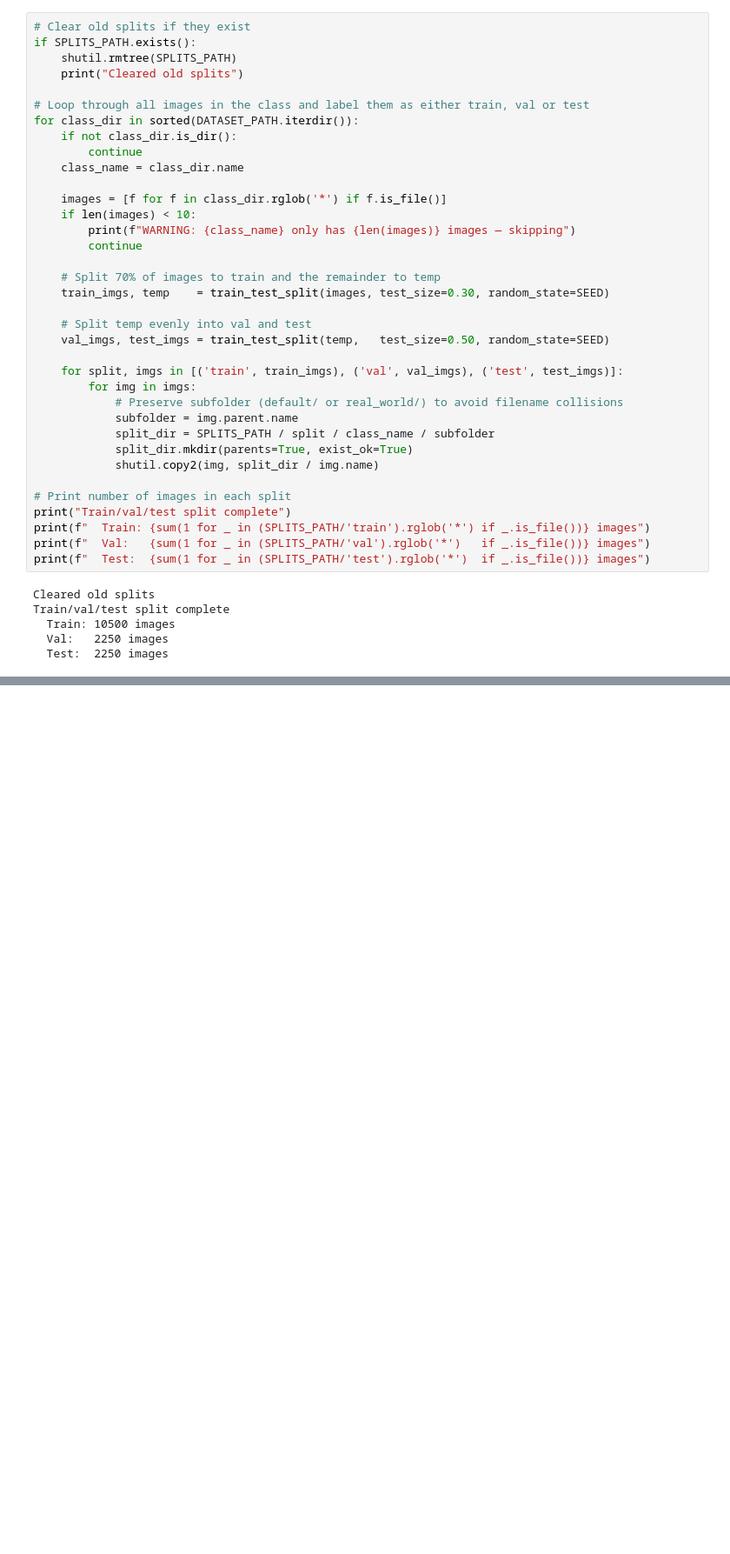
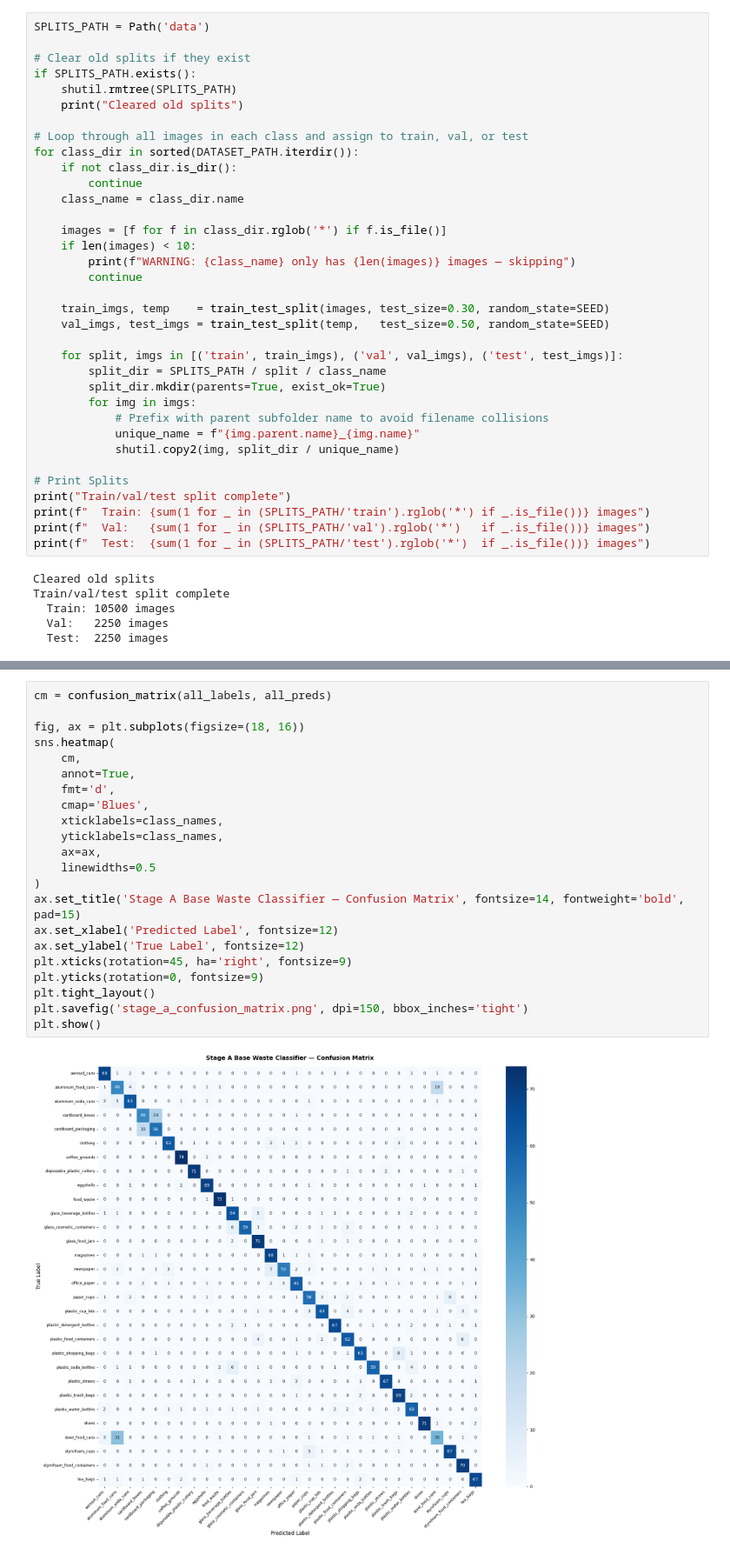
Before and after one commit to Raghavsk24/EcoBin, a Jupyter notebook: ecobin-end-to-end-waste-classification-pipeline.ipynb, the cells around one changed output, grey strips where cells are left out. Shown at 87% size. Cells and saved outputs as stored; diff of their text form; blank space fills up the shorter version.

```diff
--- a/ecobin-end-to-end-waste-classification-pipeline.ipynb
+++ b/ecobin-end-to-end-waste-classification-pipeline.ipynb
@@ -201,12 +224,14 @@ In this case we can see in both the table and the bar chart that all classes in
 # %% [markdown]
 To train our model we will split the dataset into three paths: **train (70%)**, **validation (15%)** and **test (15%)**
 # %%
+SPLITS_PATH = Path('data')
+
 # Clear old splits if they exist
 if SPLITS_PATH.exists():
     shutil.rmtree(SPLITS_PATH)
     print("Cleared old splits")
 
-# Loop through all images in the class and label them as either train, val or test
+# Loop through all images in each class and assign to train, val, or test
 for class_dir in sorted(DATASET_PATH.iterdir()):
     if not class_dir.is_dir():
         continue
@@ -217,21 +242,18 @@ for class_dir in sorted(DATASET_PATH.iterdir()):
         print(f"WARNING: {class_name} only has {len(images)} images — skipping")
         continue
 
-    # Split 70% of images to train and the remainder to temp
     train_imgs, temp    = train_test_split(images, test_size=0.30, random_state=SEED)
-
-    # Split temp evenly into val and test
     val_imgs, test_imgs = train_test_split(temp,   test_size=0.50, random_state=SEED)
 
     for split, imgs in [('train', train_imgs), ('val', val_imgs), ('test', test_imgs)]:
+        split_dir = SPLITS_PATH / split / class_name
+        split_dir.mkdir(parents=True, exist_ok=True)
         for img in imgs:
-            # Preserve subfolder (default/ or real_world/) to avoid filename collisions
-            subfolder = img.parent.name
-            split_dir = SPLITS_PATH / split / class_name / subfolder
-            split_dir.mkdir(parents=True, exist_ok=True)
-            shutil.copy2(img, split_dir / img.name)
+            # Prefix with parent subfolder name to avoid filename collisions
+            unique_name = f"{img.parent.name}_{img.name}"
+            shutil.copy2(img, split_dir / unique_name)
 
-# Print number of images in each split
+# Print Splits
 print("Train/val/test split complete")
 print(f"  Train: {sum(1 for _ in (SPLITS_PATH/'train').rglob('*') if _.is_file())} images")
 print(f"  Val:   {sum(1 for _ in (SPLITS_PATH/'val').rglob('*')   if _.is_file())} images")
@@ -244,0 +668,24 @@ Train/val/test split complete
+# %%
+cm = confusion_matrix(all_labels, all_preds)
+
+fig, ax = plt.subplots(figsize=(18, 16))
+sns.heatmap(
+    cm,
+    annot=True,
+    fmt='d',
+    cmap='Blues',
+    xticklabels=class_names,
+    yticklabels=class_names,
+    ax=ax,
+    linewidths=0.5
+)
+ax.set_title('Stage A Base Waste Classifier — Confusion Matrix', fontsize=14, fontweight='bold', pad=15)
+ax.set_xlabel('Predicted Label', fontsize=12)
+ax.set_ylabel('True Label', fontsize=12)
+plt.xticks(rotation=45, ha='right', fontsize=9)
+plt.yticks(rotation=0, fontsize=9)
+plt.tight_layout()
+plt.savefig('stage_a_confusion_matrix.png', dpi=150, bbox_inches='tight')
+plt.show()
+# %% [output]
+[figure, added]
```
Also changed, not shown: parts of 26 cells of this notebook.
